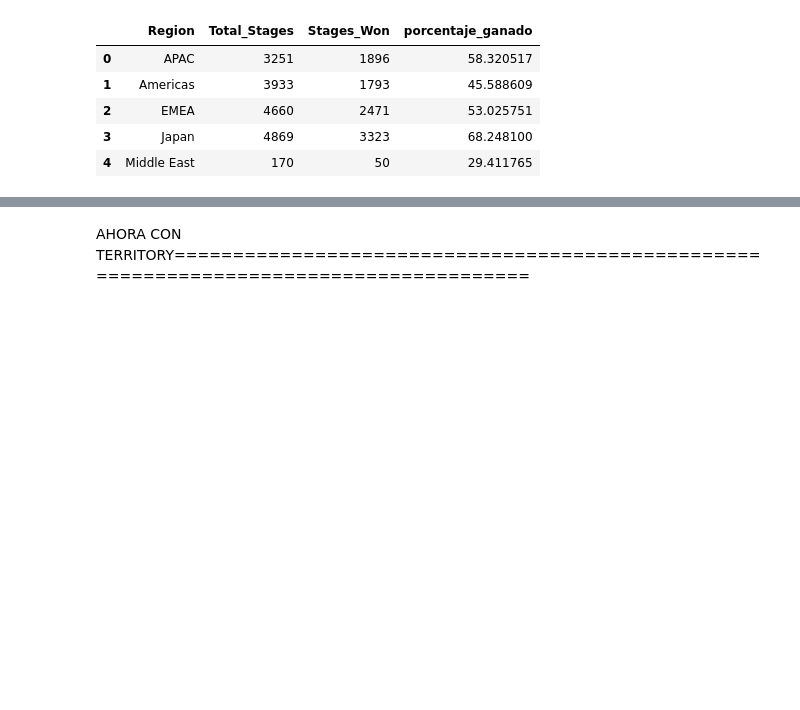
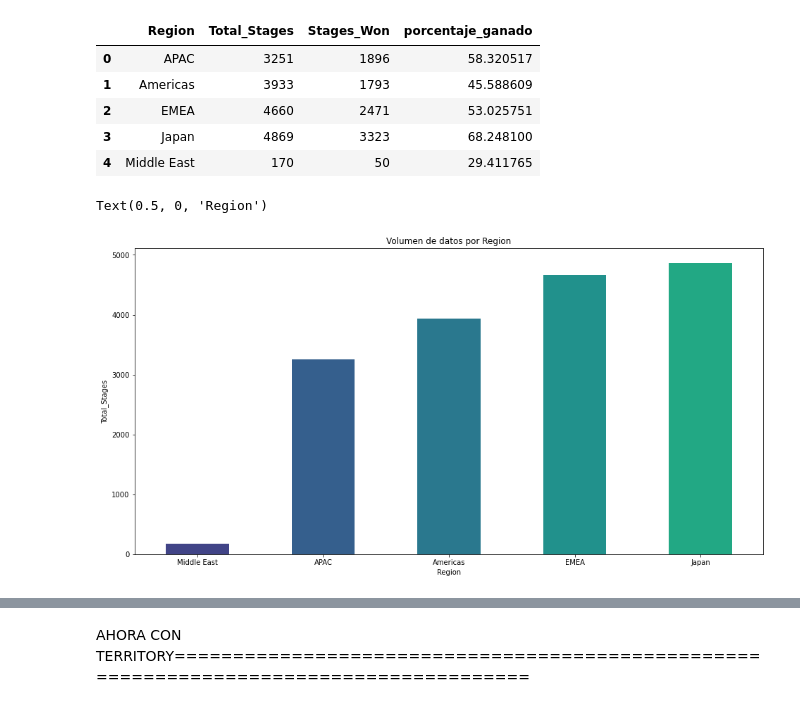
Before and after one commit to BautistaXifro/Datos, a Jupyter notebook: Analisis/Tp1-TerritorioYRegion.ipynb, the cells around one changed output, grey strips where cells are left out. Saved outputs shown, nothing was run; the diff lists cells and outputs as text; code cells hidden in the pictures; blank space fills up the shorter version.

```diff
--- a/Analisis/Tp1-TerritorioYRegion.ipynb
+++ b/Analisis/Tp1-TerritorioYRegion.ipynb
@@ -277,5 +277,16 @@ merge_region
 | 2 | EMEA | 4660 | 2471 | 53.025751 |
 | 3 | Japan | 4869 | 3323 | 68.248100 |
 | 4 | Middle East | 170 | 50 | 29.411765 |
+# %%
+grafico_region_volumen = merge_region[['Region', 'Total_Stages']]
+grafico_region_volumen = grafico_region_volumen.set_index('Region')
+
+grafico_region_volumen['Total_Stages'].sort_values().plot( color = colores, kind ='bar',figsize=(16,8),rot= 360, title='Volumen de datos por Region');
+ax=plt.gca()
+ax.set_ylabel('Total_Stages')
+ax.set_xlabel('Region')
+# %% [output]
+Text(0.5, 0, 'Region')
+[figure, added]
 # %%
 grafico_region = merge_region[['Region', 'porcentaje_ganado']]
```
Also changed, not shown: parts of 2 cells of this notebook.
